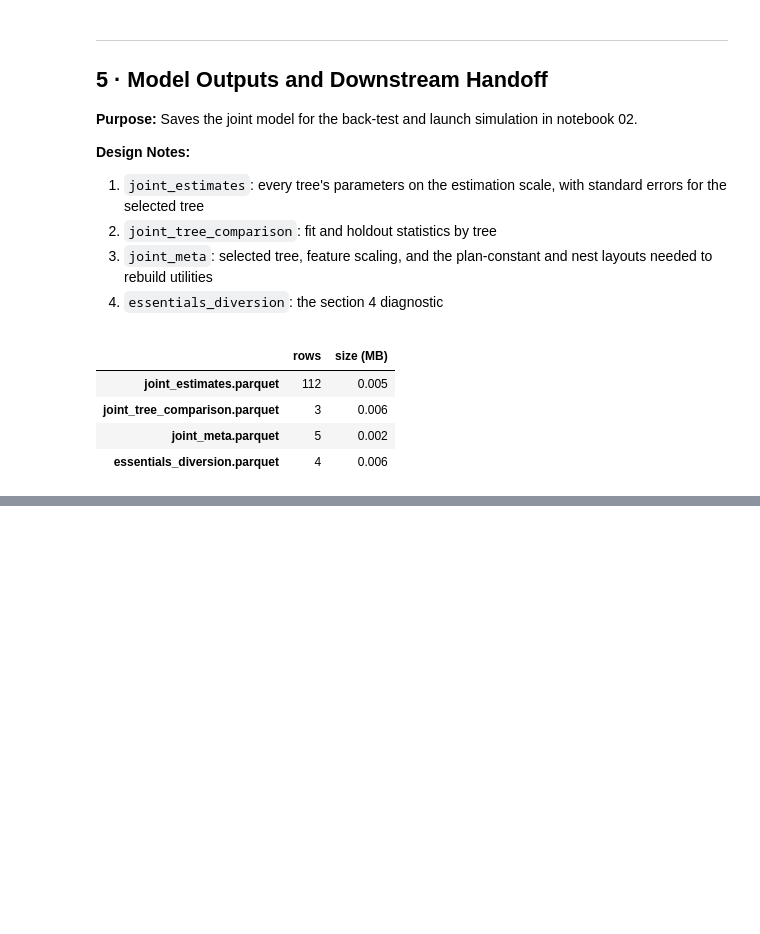
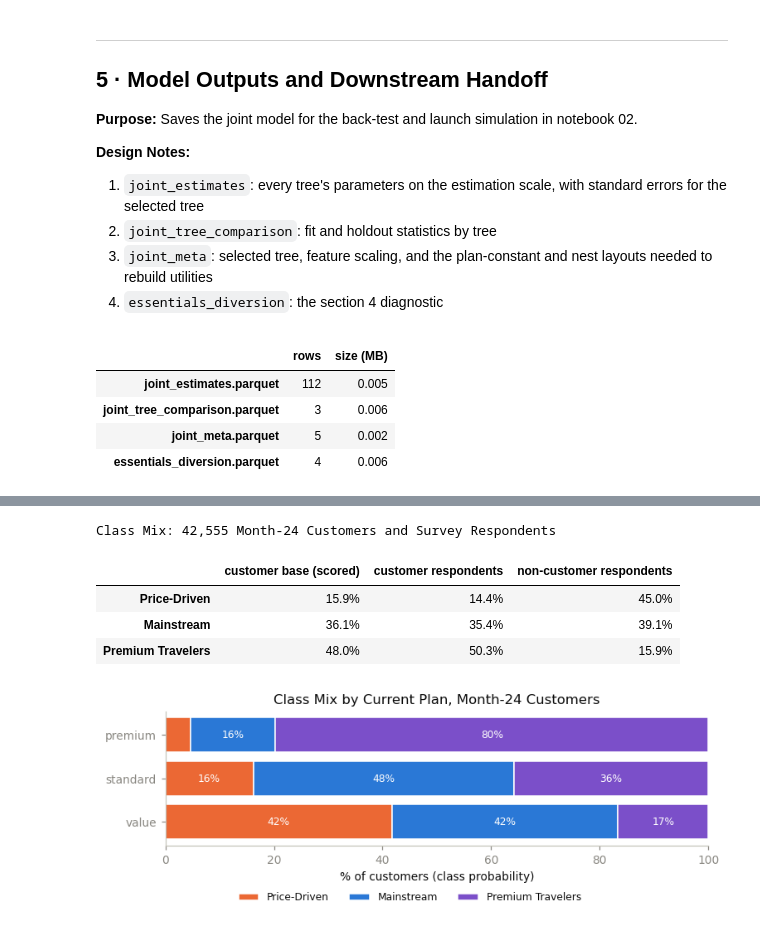
Before and after one commit to paforsey/data-science-portfolio, a Jupyter notebook: case-studies/rate-plan-cannibalization/01_choice_model_estimation.ipynb, the cells around one changed output, grey strips where cells are left out. Drawn from its saved outputs; the diff is of its cells as text; code cells hidden in the pictures; blank space fills up the shorter version.

```diff
--- a/case-studies/rate-plan-cannibalization/01_choice_model_estimation.ipynb
+++ b/case-studies/rate-plan-cannibalization/01_choice_model_estimation.ipynb
@@ -2060,0 +2293,14 @@ display(pd.DataFrame({'rows': [len(df) for df in exports.values()], 'size (MB)':
+# %%
+# Profile Class Membership
+covariate_profile = pd.DataFrame({
+    name: np.average(respondent_covariates.to_numpy(), axis = 0, weights = w_lc * lc_posterior[:, c])
+    for c, name in enumerate(CLASS_NAMES)
+}, index = respondent_covariates.columns)
+covariate_profile['all respondents'] = np.average(respondent_covariates.to_numpy(), axis = 0, weights = w_lc)
+display(covariate_profile.style.format('{:.2f}').set_caption('Covariate Means by Class (shares for 0/1 fields)'))
+
+agreement = (lc_prior.argmax(axis = 1) == lc_posterior.argmax(axis = 1)).mean()
+display(pd.DataFrame({
+    'value': [agreement, lc_prior.max(axis = 1).mean(), lc_posterior.max(axis = 1).mean()],
+}, index = ['most likely class agrees, covariates vs covariates + choices', 'mean top-class probability, covariates only', 'mean top-class probability, covariates + choices'])
+    .style.format('{:.1%}').set_caption('How Well Carrier Data Predicts Class'))
@@ -2060,0 +2347,44 @@ display(pd.DataFrame({'rows': [len(df) for df in exports.values()], 'size (MB)':
+# %%
+# Score Month-24 Customers
+base_panel = load('usage_panel').query('month == @N_MONTHS')[['account_id', 'plan']]
+base_accounts = (
+    load('accounts').set_index('account_id').loc[base_panel['account_id']]
+        .assign(current_plan = base_panel.set_index('account_id')['plan'])
+        .join(load_output('demand_estimates').set_index('account_id')[['mu', 'intl_rate', 'hotspot_need']])
+)
+base_covariates = membership_covariates(base_accounts)
+Z_base = np.column_stack([np.ones(len(base_covariates)), ((base_covariates - Z_MEAN) / Z_STD).to_numpy()])
+base_probabilities = pd.DataFrame(softmax(Z_base @ lc_G.T, axis = 1), index = base_covariates.index, columns = CLASS_NAMES)
+base_probabilities['most likely class'] = base_probabilities[CLASS_NAMES].idxmax(axis = 1)
+base_probabilities['current plan'] = base_accounts['current_plan']
+
+is_customer_lc = lc_respondents.loc[lc_ids, 'is_customer'].to_numpy()
+class_mix = pd.DataFrame({
+    'customer base (scored)': base_probabilities[CLASS_NAMES].mean(),
+    'customer respondents': pd.Series(np.average(lc_posterior[is_customer_lc], axis = 0, weights = w_lc[is_customer_lc]), index = CLASS_NAMES),
+    'non-customer respondents': pd.Series(lc_posterior[~is_customer_lc].mean(axis = 0), index = CLASS_NAMES),
+})
+display(class_mix.style.format('{:.1%}').set_caption(f'Class Mix: {len(base_probabilities):,} Month-24 Customers and Survey Respondents'))
+
+by_plan = base_probabilities.groupby('current plan')[CLASS_NAMES].mean().reindex(['value', 'standard', 'premium'])
+fig, ax = plt.subplots(figsize = (7, 2.8))
+left = np.zeros(len(by_plan))
+for name, color in zip(CLASS_NAMES, class_colors):
+    ax.barh(by_plan.index, by_plan[name] * 100, left = left, color = color, edgecolor = SURFACE, label = name)
+    for i, (l, v) in enumerate(zip(left, by_plan[name] * 100)):
+        if v > 8:
+            ax.text(l + v / 2, i, f'{v:.0f}%', ha = 'center', va = 'center', fontsize = 8, color = SURFACE)
+    left += by_plan[name].to_numpy() * 100
+ax.set_xlim(0, 100)
+ax.set_xlabel('% of customers (class probability)')
+ax.set_title('Class Mix by Current Plan, Month-24 Customers')
+ax.legend(frameon = False, fontsize = 8, ncol = N_CLASSES, loc = 'upper center', bbox_to_anchor = (0.45, -0.28))
+plt.tight_layout()
+plt.show()
+# %% [output]
+Class Mix: 42,555 Month-24 Customers and Survey Respondents
+|  | customer base (scored) | customer respondents | non-customer respondents |
+| Price-Driven | 15.9% | 14.4% | 45.0% |
+| Mainstream | 36.1% | 35.4% | 39.1% |
+| Premium Travelers | 48.0% | 50.3% | 15.9% |
+[figure, added]
```
Also changed, not shown: parts of 20 cells of this notebook, 1 other file.
